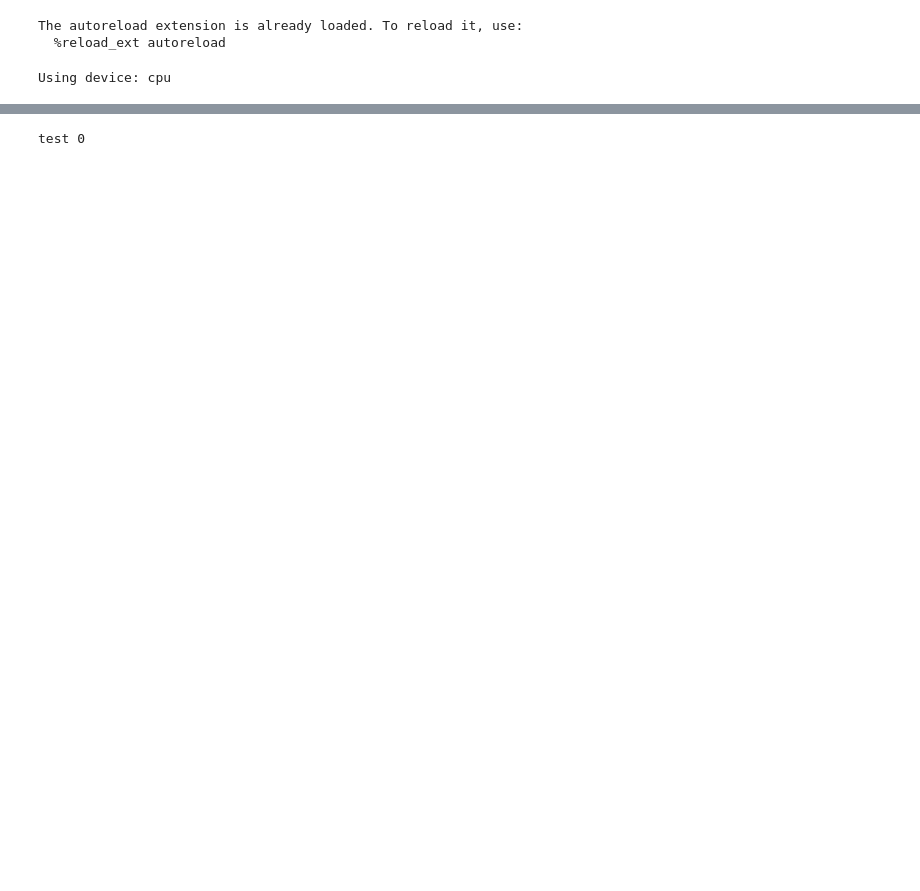
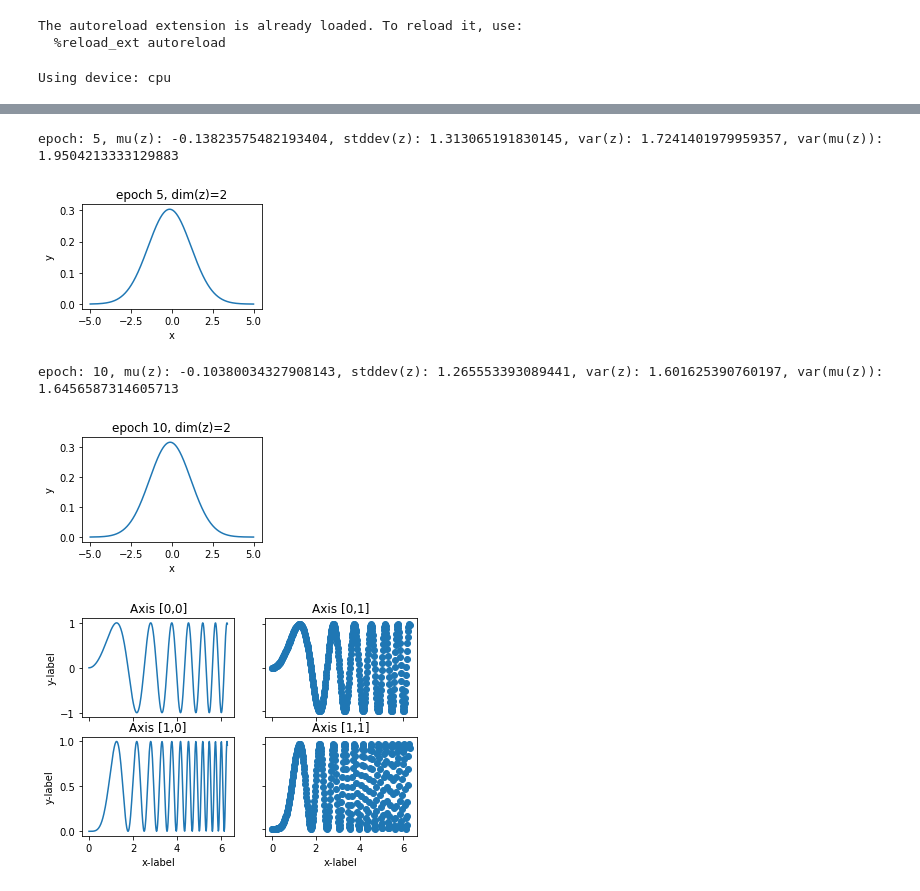
Before and after one commit to matthiasbrix/vae-models, a Jupyter notebook: src/1_vae.ipynb, the cells around one changed output, grey strips where cells are left out. Cells and saved outputs as stored; diff of their text form; code cells hidden in the pictures; blank space fills up the shorter version.

```diff
--- a/src/1_vae.ipynb
+++ b/src/1_vae.ipynb
@@ -99,8 +105,13 @@ plot_losses(train_loss_history, solver.test_loss_history)
 # %%
 # Plotting histogram of the latent space's distribution, given the computed \mu and \sigma
-plot_histogram(num_normal_plots, solver.z_stats, z_dim)
+if (num_normal_plots % 2) == 0: # (num_normal_plots % 4) == 0
+    plot_gauss_distributions(solver, num_normal_plots)
 # %% [output]
-test 0
+epoch: 5, mu(z): -0.13823575482193404, stddev(z): 1.313065191830145, var(z): 1.7241401979959357, var(mu(z)): 1.9504213333129883
+[figure, added]
+epoch: 10, mu(z): -0.10380034327908143, stddev(z): 1.265553393089441, var(z): 1.601625390760197, var(mu(z)): 1.6456587314605713
+[figure, added]
+[figure, added]
 # %%
 # Monitoring the reconstruction loss (likelihood lower bound) and KL divergence
 rls = list(list(zip(*solver.train_loss_history))[2])
```
Also changed, not shown: parts of 10 cells of this notebook, 6 other files.
